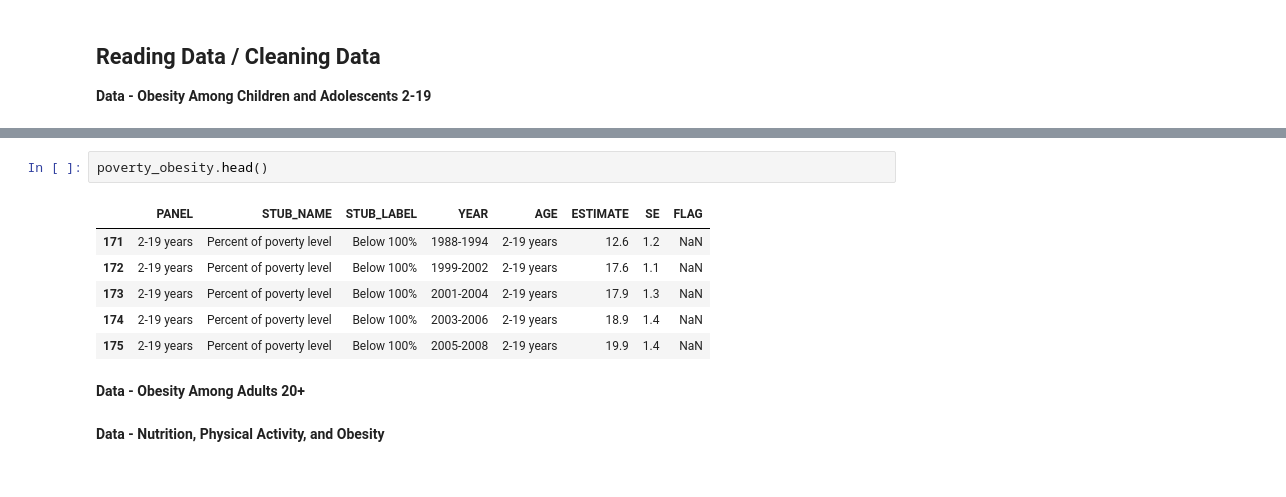
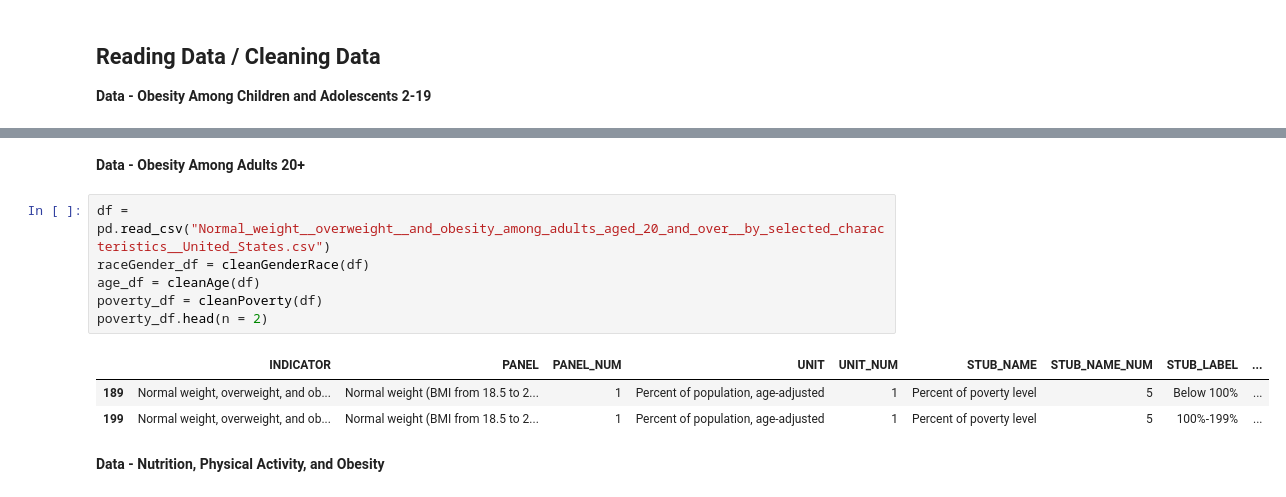
Before and after one commit to rafaymk02/Obesity-Factors-Analysis-US-, a Jupyter notebook: Progress_Report.ipynb, the cells around one changed output, grey strips where cells are left out. Cells and saved outputs as stored; diff of their text form.

```diff
--- a/Progress_Report.ipynb
+++ b/Progress_Report.ipynb
@@ -32,14 +29,15 @@ total_obesity.head()
-# %%
-poverty_obesity.head()
-# %% [output]
-|  | PANEL | STUB_NAME | STUB_LABEL | YEAR | AGE | ESTIMATE | SE | FLAG |
-| 171 | 2-19 years | Percent of poverty level | Below 100% | 1988-1994 | 2-19 years | 12.6 | 1.2 | NaN |
-| 172 | 2-19 years | Percent of poverty level | Below 100% | 1999-2002 | 2-19 years | 17.6 | 1.1 | NaN |
-| 173 | 2-19 years | Percent of poverty level | Below 100% | 2001-2004 | 2-19 years | 17.9 | 1.3 | NaN |
-| 174 | 2-19 years | Percent of poverty level | Below 100% | 2003-2006 | 2-19 years | 18.9 | 1.4 | NaN |
-| 175 | 2-19 years | Percent of poverty level | Below 100% | 2005-2008 | 2-19 years | 19.9 | 1.4 | NaN |
 # %% [markdown]
 **Data - Obesity Among Adults 20+**
+# %%
+df = pd.read_csv("Normal_weight__overweight__and_obesity_among_adults_aged_20_and_over__by_selected_characteristics__United_States.csv")
+raceGender_df = cleanGenderRace(df)
+age_df = cleanAge(df)
+poverty_df = cleanPoverty(df)
+poverty_df.head(n = 2)
+# %% [output]
+|  | INDICATOR | PANEL | PANEL_NUM | UNIT | UNIT_NUM | STUB_NAME | STUB_NAME_NUM | STUB_LABEL | ... |
+| 189 | Normal weight, overweight, and ob... | Normal weight (BMI from 18.5 to 2... | 1 | Percent of population, age-adjusted | 1 | Percent of poverty level | 5 | Below 100% | ... |
+| 199 | Normal weight, overweight, and ob... | Normal weight (BMI from 18.5 to 2... | 1 | Percent of population, age-adjusted | 1 | Percent of poverty level | 5 | 100%-199% | ... |
 # %% [markdown]
 **Data - Nutrition, Physical Activity, and Obesity**
 # %% [markdown]
```
Also changed, not shown: parts of 15 cells of this notebook, 4 other files.
